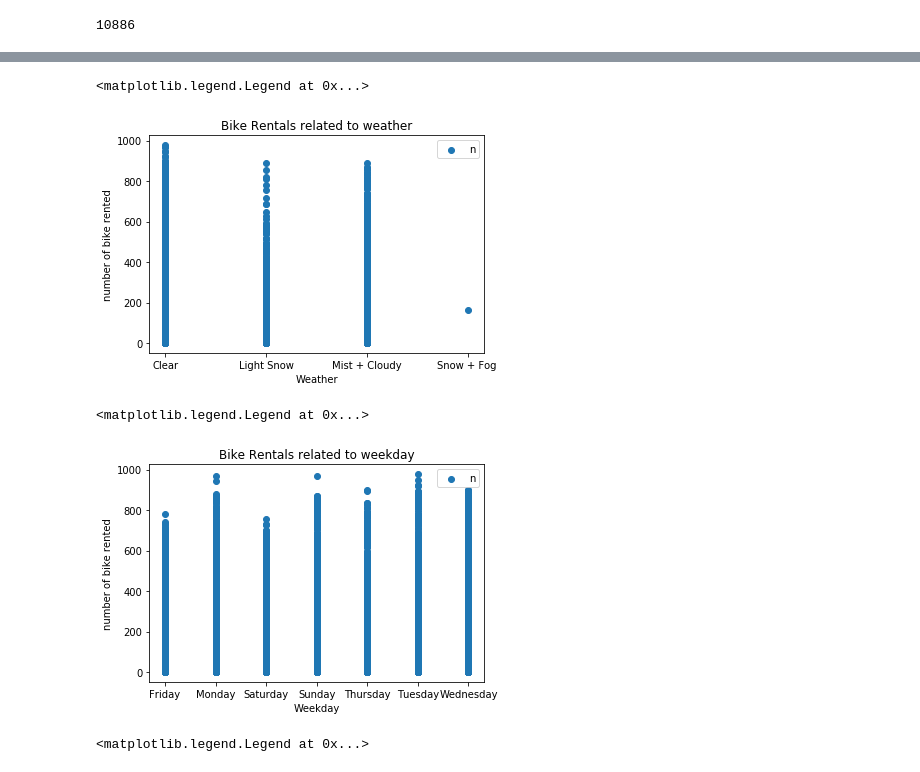
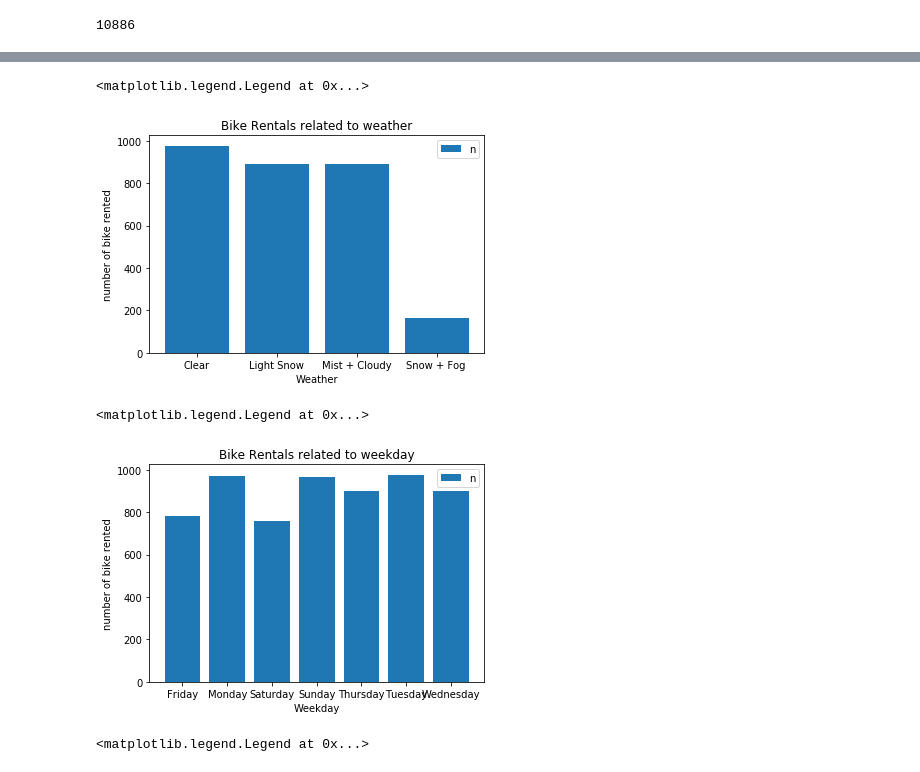
Before and after one commit to stella1104/bikesharing_1, a Jupyter notebook: bikesharing.ipynb, the cells around one changed output, grey strips where cells are left out. Cells and saved outputs as stored; diff of their text form; code cells hidden in the pictures.

```diff
--- a/bikesharing.ipynb
+++ b/bikesharing.ipynb
@@ -76,12 +48,12 @@ def get_weather(weather_num):
         return 'Snow + Fog '
 
 df['datetime'] = pd.to_datetime(df.datetime)
-df['hour'] = df['datetime'].map(lambda x: x.hour)
-df['month'] = df['datetime'].map(lambda x: x.month)
-df['date'] = df['datetime'].map(lambda x: str(datetime.date(x))[5:])
+df['hour'] = df['datetime'].map(lambda x: x.hour).astype('category')
+df['month'] = df['datetime'].map(lambda x: x.month).astype('category')
+df['date'] = df['datetime'].map(lambda x: str(datetime.date(x))[5:]).astype('category')
 df['season_cat'] = df['season'].map(get_season).astype('category')
 df['weather_cat'] = df['weather'].map(get_weather).astype('category')
-df['week_day'] = df['datetime'].map(lambda x: cld.day_name[x.weekday()-1])
+df['week_day'] = df['datetime'].map(lambda x: cld.day_name[x.weekday()-1]).astype('category')
 df.columns
 new_df = df[['datetime','holiday', 'temp',
        'atemp', 'humidity', 'windspeed', 'casual', 'registered', 'count',
@@ -178,26 +142,27 @@ plt.legend('numbike')
 # %%
-
+##group by mean bar
 # Explore bike rentals in terms of weather
-df[['weather_cat','week_day','count']]
-plt.scatter(df['weather_cat'],df['count'])
+#count_by_weather= df[['weather_cat','count']]
+plt.bar(df['weather_cat'],df['count'])
 plt.title('Bike Rentals related to weather')
 plt.xlabel('Weather')
 plt.ylabel('number of bike rented')
 plt.legend('numbike')
 # %% [output]
 <matplotlib.legend.Legend at 0x...>
-[figure, old version]
+[figure, new version]
 # %%
 # Explore bike rentals in terms of weekday
-
-plt.scatter(df['week_day'],df['count'])
+#group by mean
+##box plot
+plt.bar(df['week_day'],df['count'])
 plt.title('Bike Rentals related to weekday')
 plt.xlabel('Weekday')
 plt.ylabel('number of bike rented')
 plt.legend('numbike')
 # %% [output]
 <matplotlib.legend.Legend at 0x...>
-[figure, old version]
+[figure, new version]
 # %%
 #plot the general distribution of "count" column (histogram)
 
```
Also changed, not shown: parts of 11 cells of this notebook.
